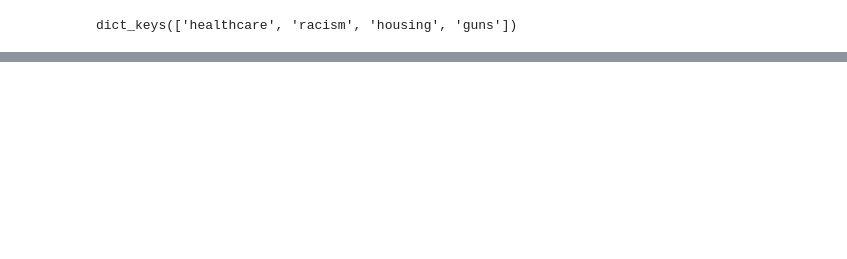
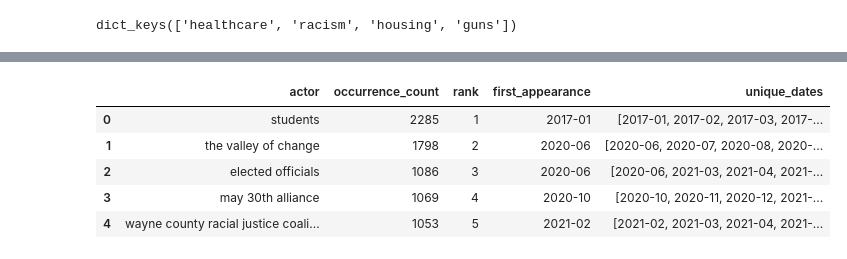
Before and after one commit to pablo-fdz/F-N_hw1, a Jupyter notebook: creating_gtrend_urls.ipynb, the cells around one changed output, grey strips where cells are left out. Drawn from its saved outputs; the diff is of its cells as text; code cells hidden in the pictures; blank space fills up the shorter version.

```diff
--- a/creating_gtrend_urls.ipynb
+++ b/creating_gtrend_urls.ipynb
@@ -709,0 +866,9 @@ dict_keys(['healthcare', 'racism', 'housing', 'guns'])
+# %%
+racism_top_actors.head()
+# %% [output]
+|  | actor | occurrence_count | rank | first_appearance | unique_dates |
+| 0 | students | 2285 | 1 | 2017-01 | [2017-01, 2017-02, 2017-03, 2017-... |
+| 1 | the valley of change | 1798 | 2 | 2020-06 | [2020-06, 2020-07, 2020-08, 2020-... |
+| 2 | elected officials | 1086 | 3 | 2020-06 | [2020-06, 2021-03, 2021-04, 2021-... |
+| 3 | may 30th alliance | 1069 | 4 | 2020-10 | [2020-10, 2020-11, 2020-12, 2021-... |
+| 4 | wayne county racial justice coali... | 1053 | 5 | 2021-02 | [2021-02, 2021-03, 2021-04, 2021-... |
```
Also changed, not shown: parts of 9 cells of this notebook, 4 other files.
